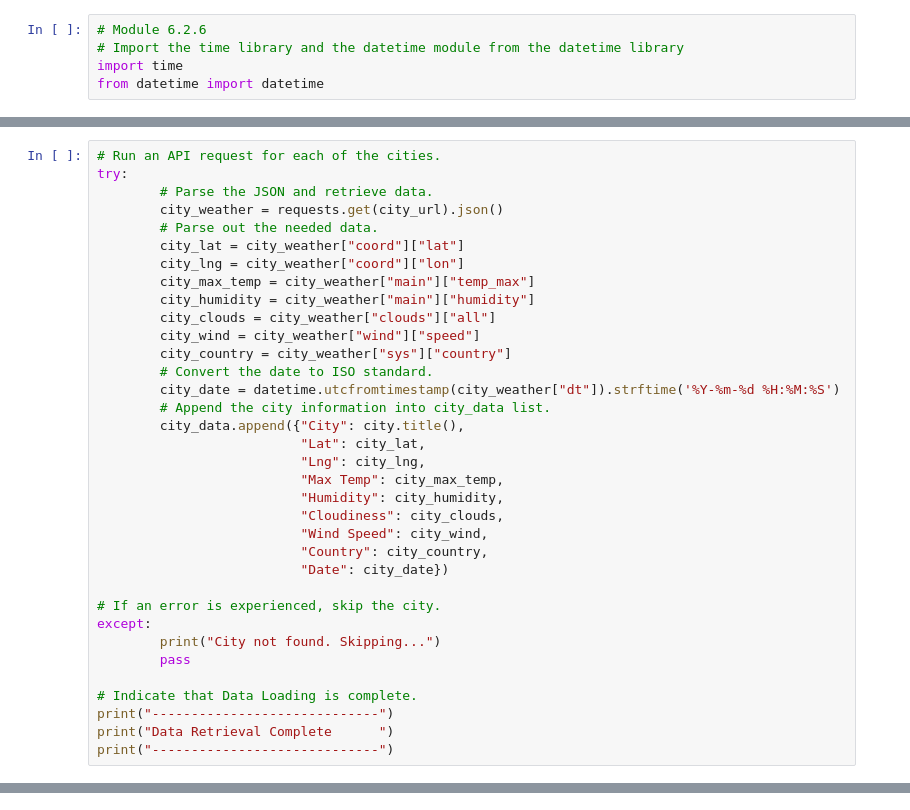
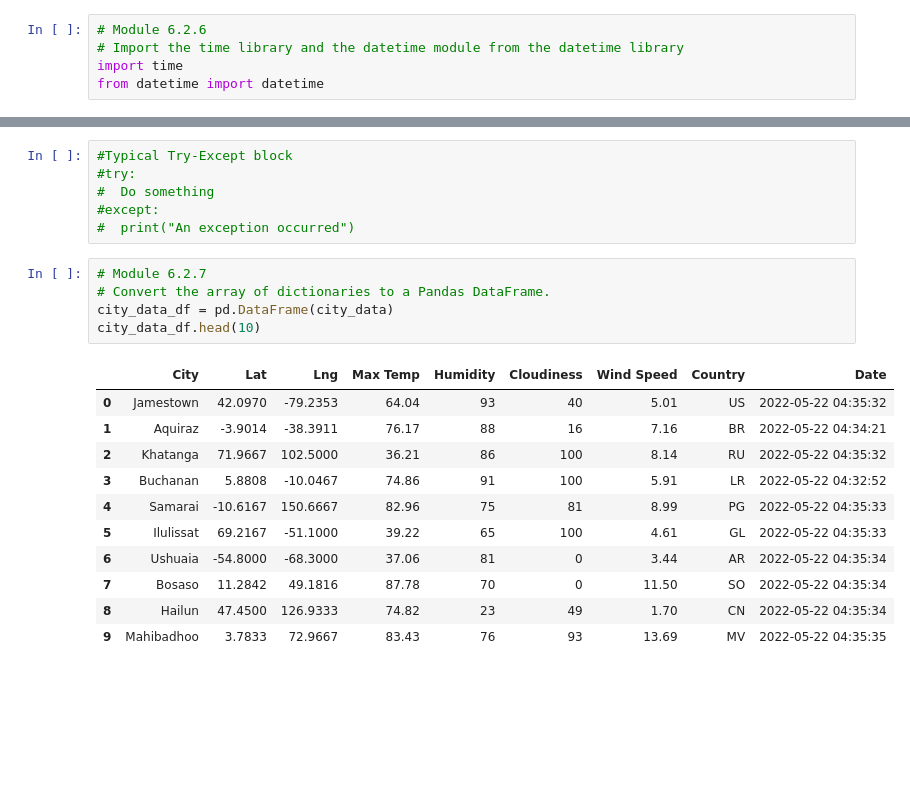
Before and after one commit to cjcheng22/World_Weather_Analysis, a Jupyter notebook: WeatherPy.ipynb, the cells around one changed output, grey strips where cells are left out. Drawn from its saved outputs; the diff is of its cells as text; blank space fills up the shorter version.

```diff
--- a/WeatherPy.ipynb
+++ b/WeatherPy.ipynb
@@ -175,35 +159,0 @@ print(cities)
-# %%
-# Run an API request for each of the cities.
-try:
-        # Parse the JSON and retrieve data.
-        city_weather = requests.get(city_url).json()
-        # Parse out the needed data.
-        city_lat = city_weather["coord"]["lat"]
-        city_lng = city_weather["coord"]["lon"]
-        city_max_temp = city_weather["main"]["temp_max"]
-        city_humidity = city_weather["main"]["humidity"]
-        city_clouds = city_weather["clouds"]["all"]
-        city_wind = city_weather["wind"]["speed"]
-        city_country = city_weather["sys"]["country"]
-        # Convert the date to ISO standard.
-        city_date = datetime.utcfromtimestamp(city_weather["dt"]).strftime('%Y-%m-%d %H:%M:%S')
-        # Append the city information into city_data list.
-        city_data.append({"City": city.title(),
-                          "Lat": city_lat,
-                          "Lng": city_lng,
-                          "Max Temp": city_max_temp,
-                          "Humidity": city_humidity,
-                          "Cloudiness": city_clouds,
-                          "Wind Speed": city_wind,
-                          "Country": city_country,
-                          "Date": city_date})
-
-# If an error is experienced, skip the city.
-except:
-        print("City not found. Skipping...")
-        pass
-
-# Indicate that Data Loading is complete.
-print("-----------------------------")
-print("Data Retrieval Complete      ")
-print("-----------------------------")
@@ -211,0 +169,23 @@ print("-----------------------------")
+# %%
+#Typical Try-Except block
+#try:
+#  Do something
+#except:
+#  print("An exception occurred")
+# %%
+# Module 6.2.7
+# Convert the array of dictionaries to a Pandas DataFrame.
+city_data_df = pd.DataFrame(city_data)
+city_data_df.head(10)
+# %% [output]
+|  | City | Lat | Lng | Max Temp | Humidity | Cloudiness | Wind Speed | Country | Date |
+| 0 | Jamestown | 42.0970 | -79.2353 | 64.04 | 93 | 40 | 5.01 | US | 2022-05-22 04:35:32 |
+| 1 | Aquiraz | -3.9014 | -38.3911 | 76.17 | 88 | 16 | 7.16 | BR | 2022-05-22 04:34:21 |
+| 2 | Khatanga | 71.9667 | 102.5000 | 36.21 | 86 | 100 | 8.14 | RU | 2022-05-22 04:35:32 |
+| 3 | Buchanan | 5.8808 | -10.0467 | 74.86 | 91 | 100 | 5.91 | LR | 2022-05-22 04:32:52 |
+| 4 | Samarai | -10.6167 | 150.6667 | 82.96 | 75 | 81 | 8.99 | PG | 2022-05-22 04:35:33 |
+| 5 | Ilulissat | 69.2167 | -51.1000 | 39.22 | 65 | 100 | 4.61 | GL | 2022-05-22 04:35:33 |
+| 6 | Ushuaia | -54.8000 | -68.3000 | 37.06 | 81 | 0 | 3.44 | AR | 2022-05-22 04:35:34 |
+| 7 | Bosaso | 11.2842 | 49.1816 | 87.78 | 70 | 0 | 11.50 | SO | 2022-05-22 04:35:34 |
+| 8 | Hailun | 47.4500 | 126.9333 | 74.82 | 23 | 49 | 1.70 | CN | 2022-05-22 04:35:34 |
+| 9 | Mahibadhoo | 3.7833 | 72.9667 | 83.43 | 76 | 93 | 13.69 | MV | 2022-05-22 04:35:35 |
```
Also changed, not shown: parts of 11 cells of this notebook, 2 other files.
